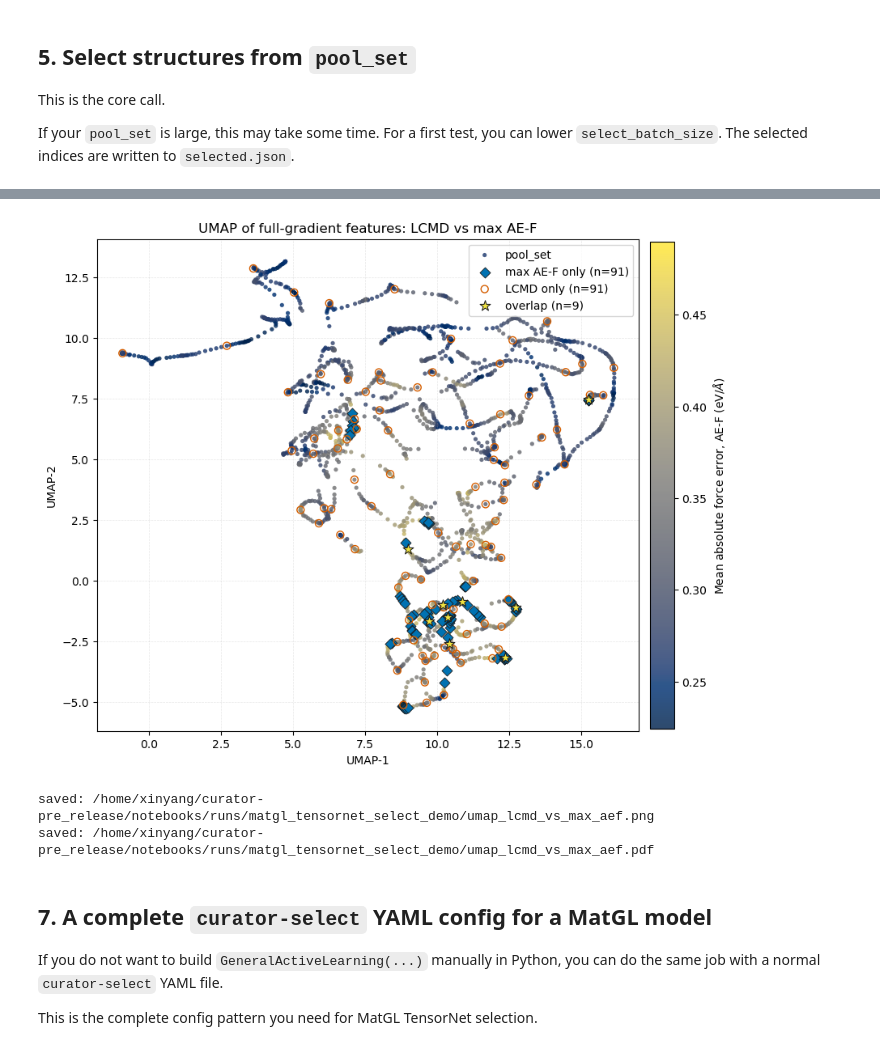
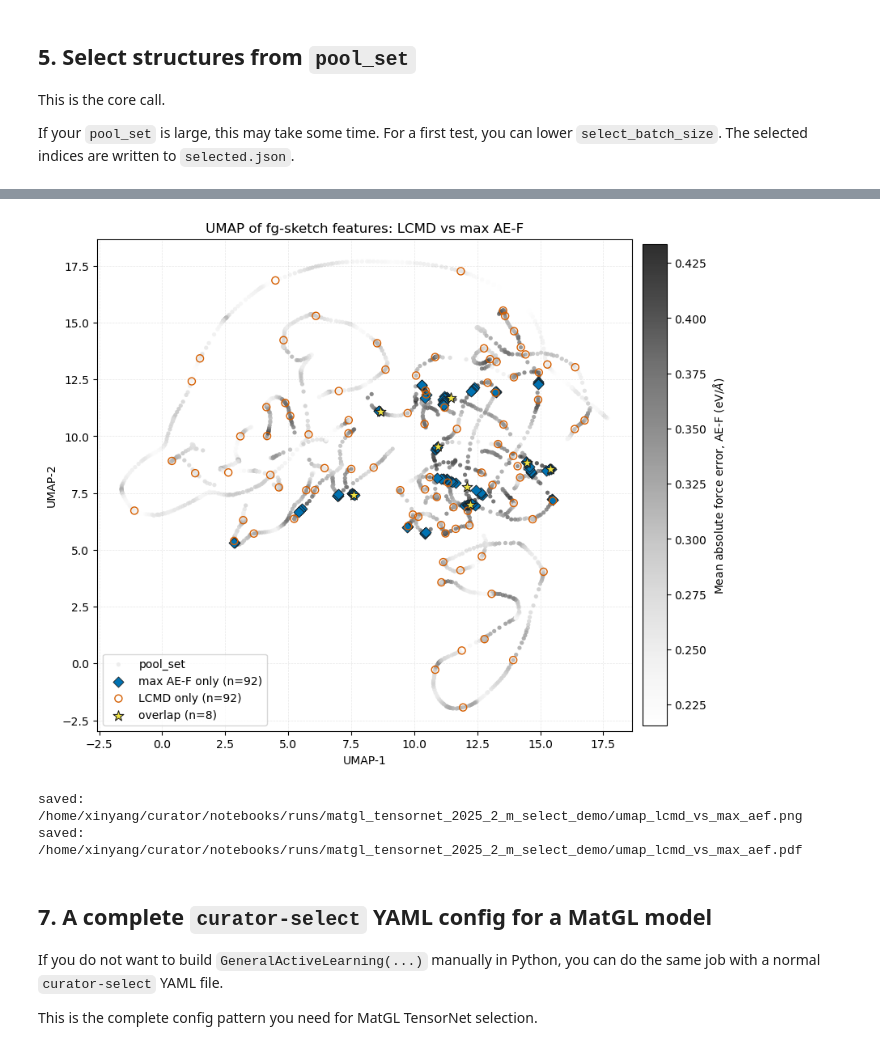
Before and after one commit to Yangxinsix/curator, a Jupyter notebook: notebooks/select_with_external_models.ipynb, the cells around one changed output, grey strips where cells are left out. Cells and saved outputs as stored; diff of their text form; code cells hidden in the pictures.

Commit message:
update select tutorial

```diff
--- a/notebooks/select_with_external_models.ipynb
+++ b/notebooks/select_with_external_models.ipynb
@@ -26,11 +10,18 @@ Everything else below is just the selection recipe:
 # %%
 from pathlib import Path
+import sys
+
+cwd = Path.cwd().resolve()
+repo_root = cwd if (cwd / 'curator').is_dir() else cwd.parent
+notebook_dir = repo_root / 'notebooks'
+if str(repo_root) not in sys.path:
+    sys.path.insert(0, str(repo_root))
 
 # Change only this path.
-pool_set = Path('../example/LiFePO4.traj').resolve()
+pool_set = repo_root / 'example' / 'LiFePO4.traj'
 assert pool_set.exists(), f'pool_set does not exist: {pool_set}'
 
-run_dir = Path('./runs/matgl_tensornet_select_demo').resolve()
+run_dir = notebook_dir / 'runs' / 'matgl_tensornet_2025_2_m_select_demo'
 run_dir.mkdir(parents=True, exist_ok=True)
 
 pool_set, run_dir
@@ -81,7 +74,7 @@ This is the exact idea used by `curator-select`:
 For a MatGL model, the returned object is a `MatGLAdapter`, not the raw MatGL model.
 # %%
 model = load_models(
-    'matgl:TensorNet-MatPES-PBE-v2025.1-PES',
+    'matgl:TensorNet-PES-MatPES-PBE-2025.2-m',
     device=device,
     load_compiled=False,
 )[0]
@@ -391,7 +453,7 @@ else:
         embedding[:, 0],
         embedding[:, 1],
         c=aef,
-        cmap='cividis',
+        cmap='Greys',
         s=14,
         alpha=0.82,
         linewidths=0,
@@ -415,7 +477,7 @@ if aef is None:
         zorder=5,
         label=f'LCMD selected (n={len(lcmd_idx)})',
     )
-    ax.set_title('UMAP of full-gradient features with LCMD selection')
+    ax.set_title('UMAP of fg-sketch features with LCMD selection')
 else:
     if len(only_aef_idx) > 0:
         ax.scatter(
@@ -441,37 +503,37 @@ else:
             zorder=6,
             label=f'LCMD only (n={len(only_lcmd_idx)})',
         )
     if len(overlap_idx) > 0:
         ax.scatter(
             embedding[overlap_idx, 0],
             embedding[overlap_idx, 1],
             s=95,
             c=color_overlap,
             edgecolors=color_edge,
             linewidths=0.75,
             marker='*',
             zorder=7,
             label=f'overlap (n={len(overlap_idx)})',
         )
-    ax.set_title('UMAP of full-gradient features: LCMD vs max AE-F')
+    ax.set_title('UMAP of fg-sketch features: LCMD vs max AE-F')
 
 ax.set_xlabel('UMAP-1')
 ax.set_ylabel('UMAP-2')
 ax.grid(True, linestyle='--', linewidth=0.5, alpha=0.3)
 ax.legend(loc='best')
 
 plot_png = run_dir / 'umap_lcmd_vs_max_aef.png'
 plot_pdf = run_dir / 'umap_lcmd_vs_max_aef.pdf'
 fig.savefig(plot_png, dpi=300, bbox_inches='tight')
 fig.savefig(plot_pdf, dpi=300, bbox_inches='tight')
 plt.show()
 
 print('saved:', plot_png)
 print('saved:', plot_pdf)
 # %% [output]
-[figure, old version]
+[figure, new version]
-saved: /home/xinyang/curator-pre_release/notebooks/runs/matgl_tensornet_select_demo/umap_lcmd_vs_max_aef.png
-saved: /home/xinyang/curator-pre_release/notebooks/runs/matgl_tensornet_select_demo/umap_lcmd_vs_max_aef.pdf
+saved: /home/xinyang/curator/notebooks/runs/matgl_tensornet_2025_2_m_select_demo/umap_lcmd_vs_max_aef.png
+saved: /home/xinyang/curator/notebooks/runs/matgl_tensornet_2025_2_m_select_demo/umap_lcmd_vs_max_aef.pdf
 # %% [markdown]
 ## 7. A complete `curator-select` YAML config for a MatGL model
 
```
Also changed, not shown: parts of 22 cells of this notebook, 5 other files.
